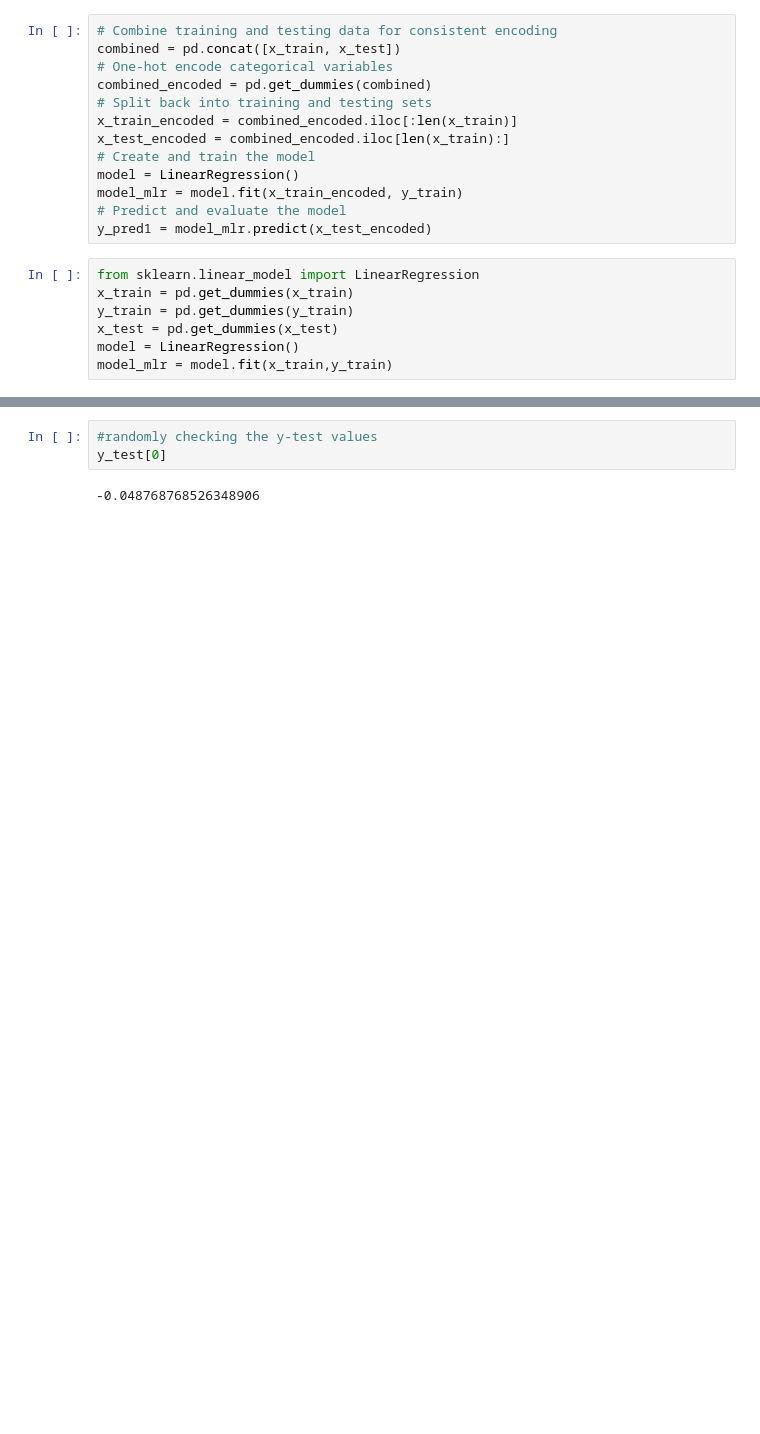
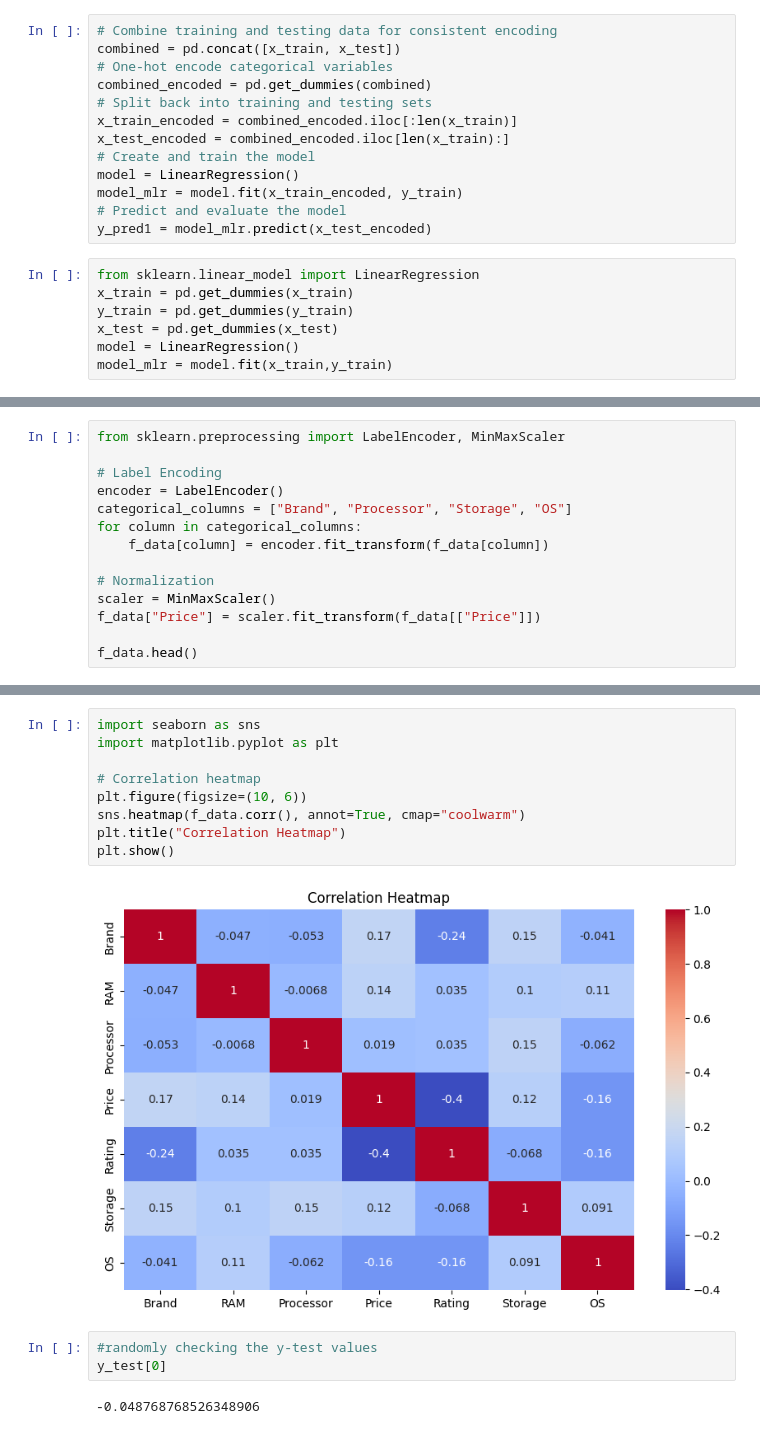
Before and after one commit to HamzaAlamri1/LaptopPricePrediction, a Jupyter notebook: Laptop_Updated.ipynb, the cells around one changed output, grey strips where cells are left out. Saved outputs shown, nothing was run; the diff lists cells and outputs as text; blank space fills up the shorter version.

```diff
--- a/Laptop_Updated.ipynb
+++ b/Laptop_Updated.ipynb
@@ -368,0 +419,14 @@ model_mlr = model.fit(x_train,y_train)
+# %%
+from sklearn.preprocessing import LabelEncoder, MinMaxScaler
+
+# Label Encoding
+encoder = LabelEncoder()
+categorical_columns = ["Brand", "Processor", "Storage", "OS"]
+for column in categorical_columns:
+    f_data[column] = encoder.fit_transform(f_data[column])
+
+# Normalization
+scaler = MinMaxScaler()
+f_data["Price"] = scaler.fit_transform(f_data[["Price"]])
+
+f_data.head()
@@ -369,3 +440,14 @@ model_mlr = model.fit(x_train,y_train)
+# %%
+import seaborn as sns
+import matplotlib.pyplot as plt
+
+# Correlation heatmap
+plt.figure(figsize=(10, 6))
+sns.heatmap(f_data.corr(), annot=True, cmap="coolwarm")
+plt.title("Correlation Heatmap")
+plt.show()
+# %% [output]
+[figure, added]
 # %%
 #randomly checking the y-test values
 y_test[0]
```
Also changed, not shown: parts of 2 cells of this notebook.
